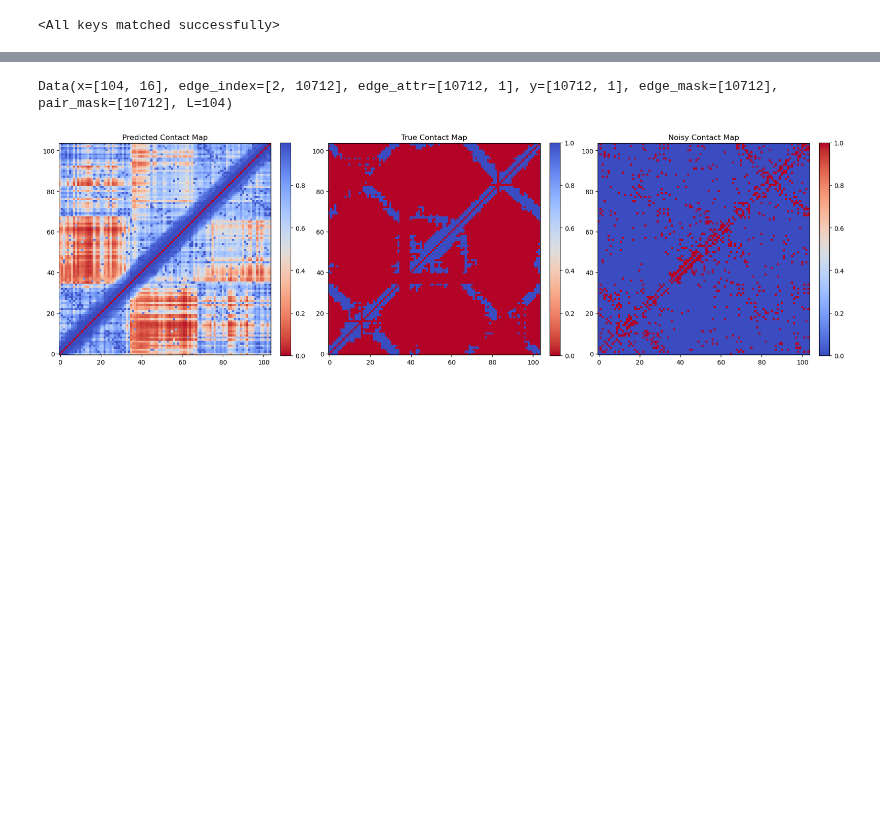
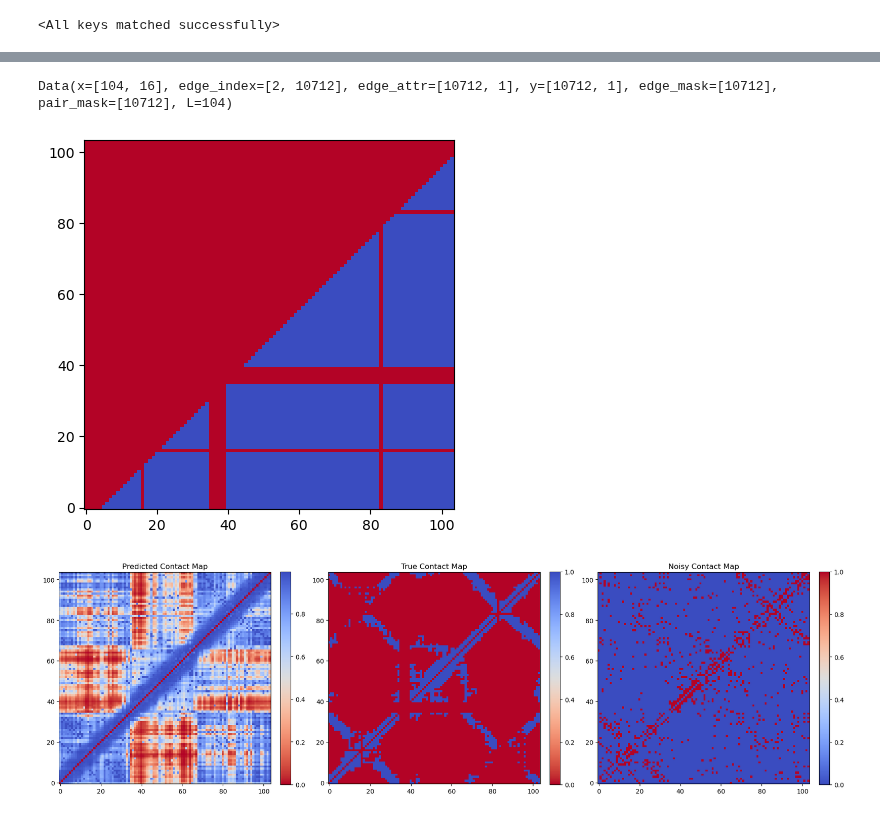
Before and after one commit to Fabiog17/Internship, a Jupyter notebook: GNN_cc_likeDCA.ipynb, the cells around one changed output, grey strips where cells are left out. Saved outputs shown, nothing was run; the diff lists cells and outputs as text; code cells hidden in the pictures; blank space fills up the shorter version.

```diff
--- a/GNN_cc_likeDCA.ipynb
+++ b/GNN_cc_likeDCA.ipynb
@@ -568,11 +569,18 @@ device = torch.device('cuda' if torch.cuda.is_available() else 'cpu')
 
 model = EdgeGNN(node_in_ch=16, edge_in_ch=1, hidden_ch=25, mlp_hidden_ch=12, GNN_layers=3).to(device)
 
+save_path = "best_model_cc_likeDCA.pt"
+#to load an old model
+# state_dict = torch.load(save_path)
+# model.load_state_dict(state_dict)
+
 pos_weight = compute_pos_weight(train_loader, device)
 print("pos_weight:", pos_weight.item())
 loss_fn = torch.nn.BCEWithLogitsLoss(pos_weight=pos_weight,reduction='mean')
 
-optimizer = torch.optim.Adam(model.parameters(), lr=0.001)
+optimizer = torch.optim.Adam(model.parameters(), lr=0.0001)
+scheduler = torch.optim.lr_scheduler.ReduceLROnPlateau(optimizer,mode='min',factor=0.5, patience=5,min_lr=1e-6,verbose=True)
+
 
 train_losses = []
 val_losses = []
@@ -581,9 +589,8 @@ val_losses = []
 best_val_loss = float('inf')
 patience = 10
 epochs_no_improve = 0
-save_path = "best_model_cc_likeDCA.pt"
 
-for epoch in range(10):
+for epoch in range(300):
 
     model.train()
 
@@ -616,6 +623,10 @@ for epoch in range(10):
     train_losses.append(train_loss)
     val_losses.append(val_loss)
 
+    scheduler.step(val_loss)
+
+    current_lr = optimizer.param_groups[0]['lr']
+
     print(f"Epoch {epoch}: Train Loss={train_loss:.4f}, Val Loss={val_loss:.4f}")
 
     if val_loss < best_val_loss:
@@ -835,7 +851,8 @@ def graph_to_matrix(data, values):
 
     return mat
 # %%
-pos=3
+
+pos=4
 #worst case
 
 i=0
@@ -849,14 +866,14 @@ with torch.no_grad():
 batch=test_data[pos]
 print(batch)
 
-mask = batch.edge_mask & batch.pair_mask
+
 
 scores = torch.sigmoid(pred_logits.squeeze(-1))
 # threshold=0.8
 # scores= (scores>= threshold).float()
 pred_contact_map = graph_to_matrix(batch, scores.cpu())
 true_contact_map = graph_to_matrix(batch, batch.y.cpu())
-noisy_contact_map_map = graph_to_matrix(batch, batch.edge_attr.cpu())
+noisy_contact_map = graph_to_matrix(batch, batch.edge_attr.cpu())
 
 
 
@@ -873,7 +890,7 @@ axes[1].set_title("True Contact Map")
 plt.colorbar(im1, ax=axes[1], fraction=0.046, pad=0.04)
 
 # --- Original Noisy Contact Map ---
-im2 = axes[2].imshow(noisy_contact_map_map, cmap='coolwarm', origin='lower')
+im2 = axes[2].imshow(noisy_contact_map, cmap='coolwarm', origin='lower')
 axes[2].set_title("Noisy Contact Map")
 plt.colorbar(im2, ax=axes[2], fraction=0.046, pad=0.04)
 
@@ -899,11 +916,11 @@ for file in os.listdir(folder_path):
         distance_map=loaded['distance_map']
         contact_map_DCA=loaded['dca']
 
-        true_contact_map = contact_from_distance(distance_map, threshold=8.0)
+
         k = 5*len(sequence)
         binary_map = top_k_mask(contact_map_DCA, k)
 
-        data = build_graph_contact(binary_map, true_contact_map)
+        data = build_graph_contact(binary_map, distance_map)
 
         dca_data.append(data)
 
@@ -1036,7 +1110,7 @@ def precision_at_kL_dca_per_graph(batch, k):
 
     return precisions
 # %%
-k=5.0
+k=1.0
 precision=[]
 for batch in test_dca_loader:
         batch = batch.to(device)
@@ -1046,7 +1120,7 @@ for batch in test_dca_loader:
 
 
 print("Top-k*L precision DCA:", np.mean(precision))
-print("Top-k*L precision GNN:", topk_L_precision(model, test_dca_loader, device, ratio=5)[0])
+print("Top-k*L precision GNN:", topk_L_precision(model, test_dca_loader, device, ratio=k)[0])
 
 k_values = [1,2,5]
 results = {k: [] for k in k_values}
@@ -1062,7 +1136,7 @@ plt.legend()
 plt.title("Precision@kL distributions")
 plt.show()
 
-k=5
+k=1
 precision= topk_L_precision(model, test_dca_loader, device, ratio=k)[1]
 print(precision)
 print(min(precision))
@@ -1090,35 +1164,39 @@ batch=dca_data[pos]
 print(batch)
 
 mask = batch.edge_mask & batch.pair_mask
+mask = batch.edge_mask & batch.pair_mask
+mask = graph_to_matrix(batch, mask.squeeze(-1).cpu().float())
+plt.imshow(mask, cmap='coolwarm_r', origin='lower')
 
 scores = torch.sigmoid(pred_logits.squeeze(-1))
-# threshold=0.8
+# threshold=0.9
 # scores= (scores>= threshold).float()
 pred_contact_map = graph_to_matrix(batch, scores.cpu())
 true_contact_map = graph_to_matrix(batch, batch.y.cpu())
 noisy_contact_map_map = graph_to_matrix(batch, batch.edge_attr.cpu())
 
 
 
 fig, axes = plt.subplots(1, 3, figsize=(18, 6))  # 1 row, 3 columns
 
 # --- Predicted Distance Map ---
 im0 = axes[0].imshow(pred_contact_map, cmap='coolwarm_r', origin='lower')
 axes[0].set_title("Predicted Contact Map")
 plt.colorbar(im0, ax=axes[0], fraction=0.046, pad=0.04)
 
 # --- True Distance Map ---
 im1 = axes[1].imshow(true_contact_map, cmap='coolwarm_r', origin='lower')
 axes[1].set_title("True Contact Map")
 plt.colorbar(im1, ax=axes[1], fraction=0.046, pad=0.04)
 
 # --- Original Noisy Contact Map ---
 im2 = axes[2].imshow(noisy_contact_map_map, cmap='coolwarm', origin='lower')
 axes[2].set_title("Noisy Contact Map")
 plt.colorbar(im2, ax=axes[2], fraction=0.046, pad=0.04)
 
 plt.tight_layout()
 plt.show()
 # %% [output]
 Data(x=[104, 16], edge_index=[2, 10712], edge_attr=[10712, 1], y=[10712, 1], edge_mask=[10712], pair_mask=[10712], L=104)
-[figure, old version]
+[figure, new version]
+[figure, added]
```
Also changed, not shown: parts of 14 cells of this notebook, 1 other file.
